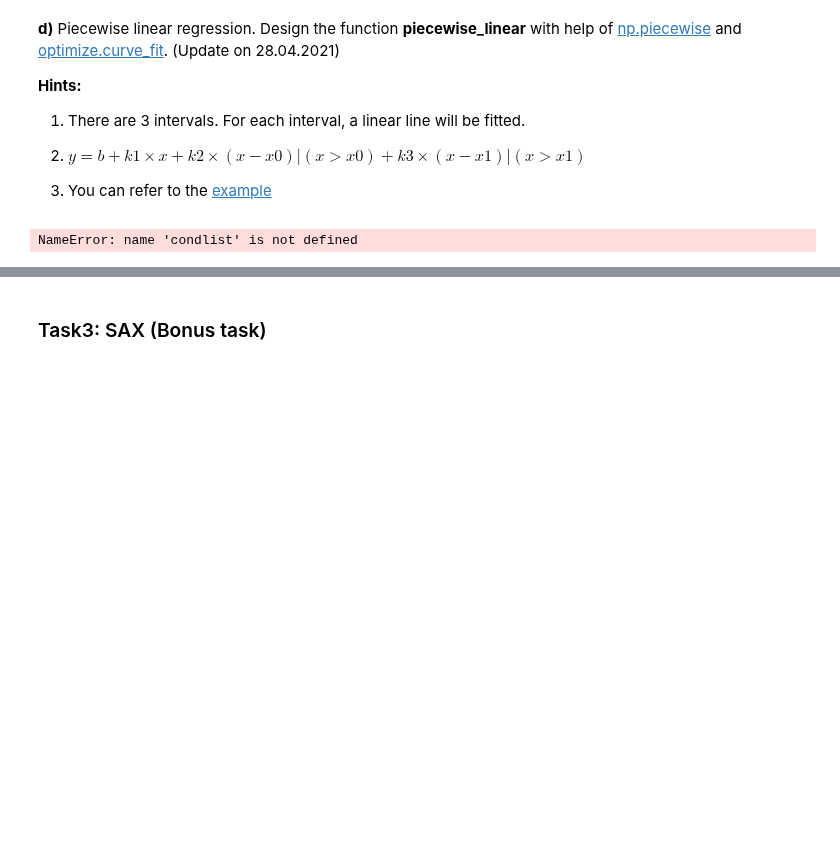
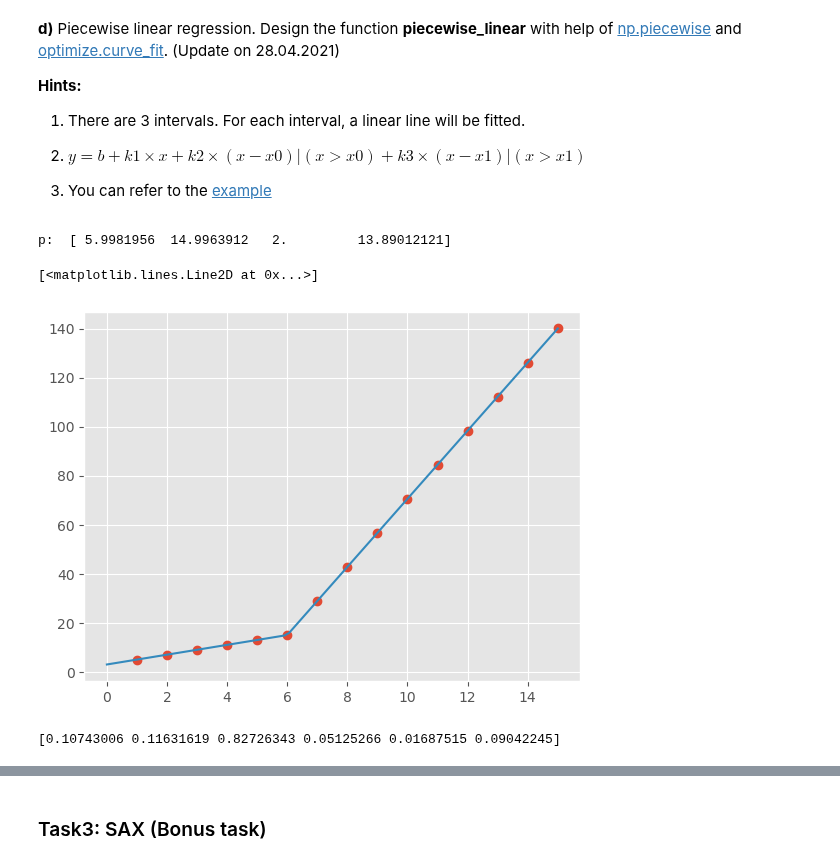
Before and after one commit to KlaraGtknst/TSDM_WS23_34, a Jupyter notebook: Exercise_03_representation.ipynb, the cells around one changed output, grey strips where cells are left out. Saved outputs shown, nothing was run; the diff lists cells and outputs as text; code cells hidden in the pictures; blank space fills up the shorter version.

```diff
--- a/Exercise_03_representation.ipynb
+++ b/Exercise_03_representation.ipynb
@@ -115,9 +124,20 @@ plt.scatter(x, y, marker="o", linewidth=0.5)
 2. $y=b+k1×x+k2×(x-x0)|(x>x0)+k3×(x-x1)|(x>x1)$
 
 3. You can refer to the [example](https://stackoverflow.com/questions/29382903/how-to-apply-piecewise-linear-fit-in-python)
-# %%
-def piecewise_linear(x, x0, x1, b, k1, k2, k3):
-    ####################
-    # Your Code Here   #
-    ####################
-    return np.piecewise(x, condlist, funclist)
+# %%
+
+x = np.array([1, 2, 3, 4, 5, 6, 7, 8, 9, 10 ,11, 12, 13, 14, 15], dtype=float)
+y = np.array([5, 7, 9, 11, 13, 15, 28.92, 42.81, 56.7, 70.59, 84.47, 98.36, 112.25, 126.14, 140.03])
+
+def piecewise_linear(x, x0, y0, k1, k2):
+    return np.piecewise(x, [x < x0], [lambda x:k1*x + y0-k1*x0, lambda x:k2*x + y0-k2*x0])
+
+p , e = optimize.curve_fit(piecewise_linear, x, y)
+print('p: ', p)
+xd = np.linspace(0, 15, 100)
+plt.plot(x, y, "o")
+plt.plot(xd, piecewise_linear(xd, *p))
+# %% [output]
+p:  [ 5.9981956  14.9963912   2.         13.89012121]
+[<matplotlib.lines.Line2D at 0x...>]
+[figure, added]
@@ -124,7 +149,8 @@ def piecewise_linear(x, x0, x1, b, k1, k2, k3):
 # %%
+x, y = ppoly_data()
 p, e = optimize.curve_fit(piecewise_linear, x, y)
 
 perr = np.sqrt(np.diag(e))
 print(perr)
 # %% [output]
-NameError: name 'condlist' is not defined
+[0.10743006 0.11631619 0.82726343 0.05125266 0.01687515 0.09042245]
```
Also changed, not shown: parts of 9 cells of this notebook.
